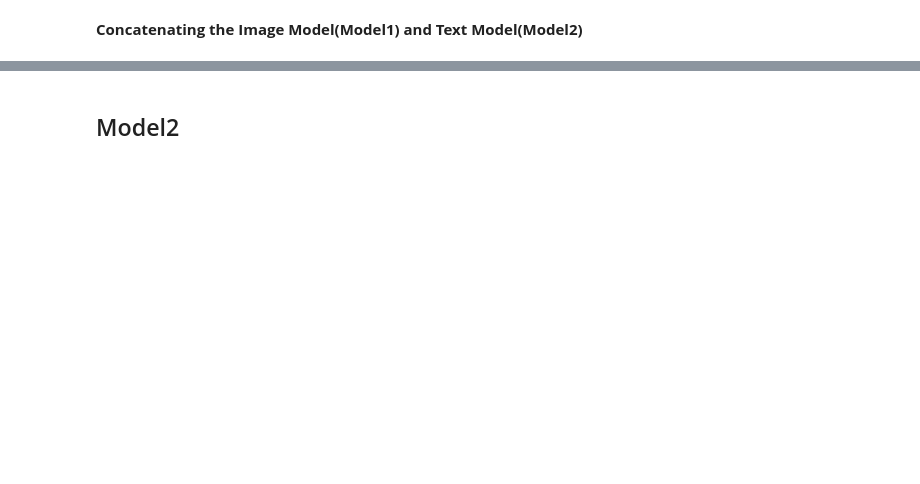
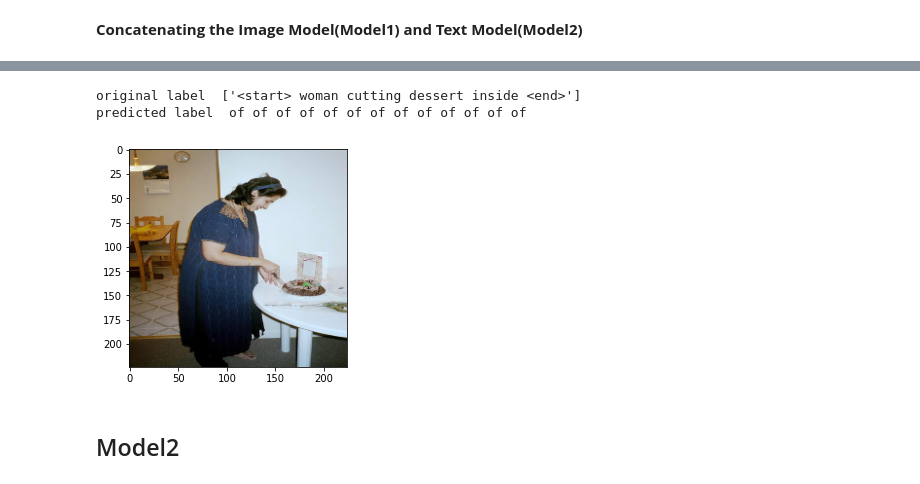
Before and after one commit to vipul43/image_description, a Jupyter notebook: image_description.ipynb, the cells around one changed output, grey strips where cells are left out. Drawn from its saved outputs; the diff is of its cells as text; code cells hidden in the pictures; blank space fills up the shorter version.

```diff
--- a/image_description.ipynb
+++ b/image_description.ipynb
@@ -71,18 +68,21 @@ data = []
 stop_words=['the', 'a', 'and', 'is', 'be', 'will']
 for sample in mat["train_sent_final"][0]:
   link = sample[0][0]
-  for sent in sample[1][0]:
+  plural = []
+  for sent in sample[1][0][:10]:
     new_sent = "<start> "
     sentence = re.sub(r'[^\w\s]','',sent[0])
+    sentence = sentence.lower()
     sentence = ' '.join([word for word in sentence.split() if word not in stop_words])  #removing stop words
     length = 0
     for word in sentence.split():
       length+=1
-      pre_word = lemmatizer.lemmatize(word.lower())
+      pre_word = lemmatizer.lemmatize(word)
       new_sent+=pre_word+" "
     max_len = max(max_len, length)
     new_sent+="<end>"
-    data.append([link, new_sent])
+    plural.append(new_sent)
+  data.append([link, plural])
 print(len(data))
 print(max_len)
 # %% [output]
@@ -168,7 +166,7 @@ Embeddings Matrix shape:  (6800, 300)
 # %%
 input2 = tf.keras.Input(shape=(max_len,))
-# embed = tf.keras.layers.Embedding((len(tk.word_counts)+1),INP_LEN1)(input2)
-x = tf.keras.layers.Embedding(len(tk.word_index)+1, EMBED_DIM, weights=[EMBEDDING_MATRIX], trainable=False)(input2)
+x = tf.keras.layers.Embedding((len(tk.word_counts)+1),100)(input2)
+# x = tf.keras.layers.Embedding(len(tk.word_index)+1, EMBED_DIM, weights=[EMBEDDING_MATRIX], trainable=False)(input2)
 x = tf.keras.layers.LSTM(192, return_sequences=True, dropout=0.3)(x)
 x = tf.keras.layers.MaxPool1D()(x)
 x = tf.keras.layers.LSTM(128, dropout=0.2)(x)
@@ -236,15 +234,15 @@ def data_generator(data, tk, new_shape, batch_size, max_len):
       n+=1
       photo = io.imread(point[0])
       photo = transform.resize(image=photo, output_shape=new_shape)
-      sent = point[1]
-      seq = [tk.word_index[word] for word in sent.split(' ') if word in tk.word_index.keys()]
-      for i in range(1, len(seq)):
-        in_seq, out_seq = seq[:i], seq[i]
-        in_seq = pad_sequences([in_seq], maxlen=max_len, padding='post')[0]
-        out_seq = to_categorical([out_seq], num_classes=len(tk.word_index)+1)[0]
-        X1.append(photo)
-        X2.append(in_seq)
-        y.append(out_seq)
+      for sent in point[1]:
+        seq = [tk.word_index[word] for word in sent.split(' ') if word in tk.word_index.keys()]
+        for i in range(1, len(seq)):
+          in_seq, out_seq = seq[:i], seq[i]
+          in_seq = pad_sequences([in_seq], maxlen=max_len, padding='post')[0]
+          out_seq = to_categorical([out_seq], num_classes=len(tk.word_index)+1)[0]
+          X1.append(photo)
+          X2.append(in_seq)
+          y.append(out_seq)
       if n == batch_size:
         yield ([np.asarray(X1), np.asarray(X2)], np.asarray(y))
         X1, X2, y = list(), list(), list()
@@ -269,7 +267,7 @@ def predict(image, finalModel, max_len):
 # %%
 finalModel.compile(optimizer=tf.keras.optimizers.Adam(lr = 0.0001), loss='categorical_crossentropy')
 # %%
-batch_size = 16
+batch_size = 1
 steps = len(data)//batch_size
 generator = data_generator(data,tk, (224, 224, 3), batch_size, max_len)
 finalModel.fit(generator, epochs=5, steps_per_epoch=steps, shuffle=True)
@@ -278,3 +283,16 @@ Epoch 1/5
+# %%
+idx = np.random.randint(len(data))
+photo = io.imread(data[idx][0])
+photo = transform.resize(image=photo, output_shape=(224, 224, 3))
+label = data[idx][1]
+pred = predict(photo, finalModel, max_len)
+plt.imshow(photo)
+print("original label ", label)
+print("predicted label ", pred)
+# %% [output]
+original label  ['<start> woman cutting dessert inside <end>']
+predicted label  of of of of of of of of of of of of of
+[figure, added]
 # %% [markdown]
 ## Model2
 # %%
```
Also changed, not shown: parts of 9 cells of this notebook.
